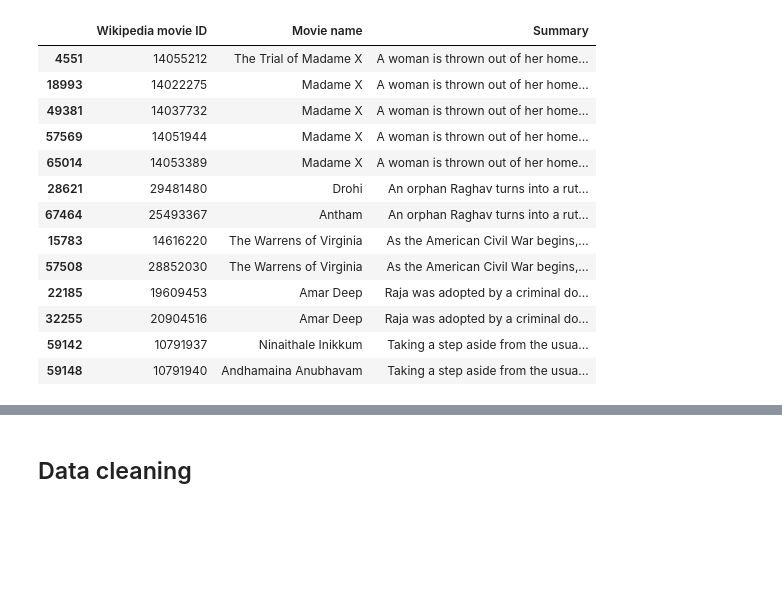
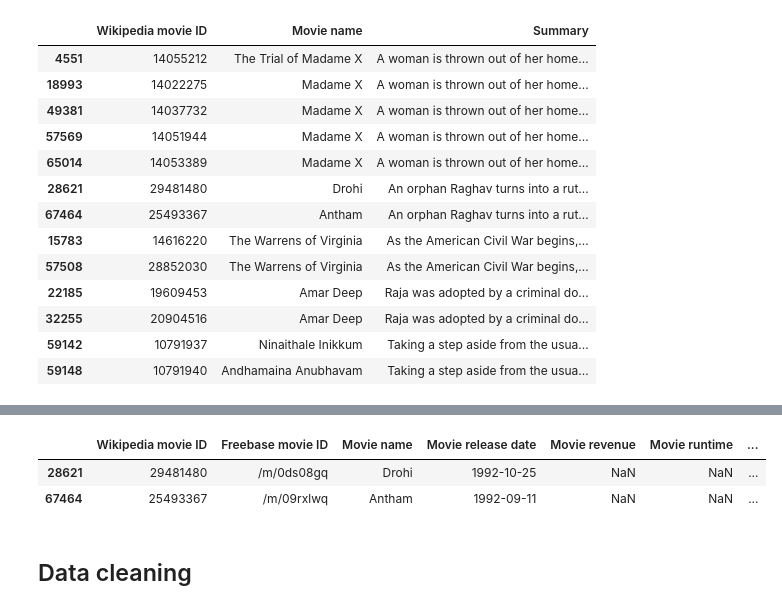
Before and after one commit to epfl-ada/ada-2023-project-workingteam2023, a Jupyter notebook: exploration/main.ipynb, the cells around one changed output, grey strips where cells are left out. Cells and saved outputs as stored; diff of their text form; code cells hidden in the pictures; blank space fills up the shorter version.

```diff
--- a/exploration/main.ipynb
+++ b/exploration/main.ipynb
@@ -120,3 +137,11 @@ duplicate de ligne, mais pas les autres
+# %%
+# Drohi/Antham
+drohi_antham = pd.DataFrame(all_movies[all_movies['Wikipedia movie ID'].isin([29481480, 25493367])])
+drohi_antham
+# %% [output]
+|  | Wikipedia movie ID | Freebase movie ID | Movie name | Movie release date | Movie revenue | Movie runtime | ... |
+| 28621 | 29481480 | /m/0ds08gq | Drohi | 1992-10-25 | NaN | NaN | ... |
+| 67464 | 25493367 | /m/09rxlwq | Antham | 1992-09-11 | NaN | NaN | ... |
 # %% [markdown]
 ## Data cleaning
 # %% [markdown]
```
Also changed, not shown: parts of 13 cells of this notebook.
